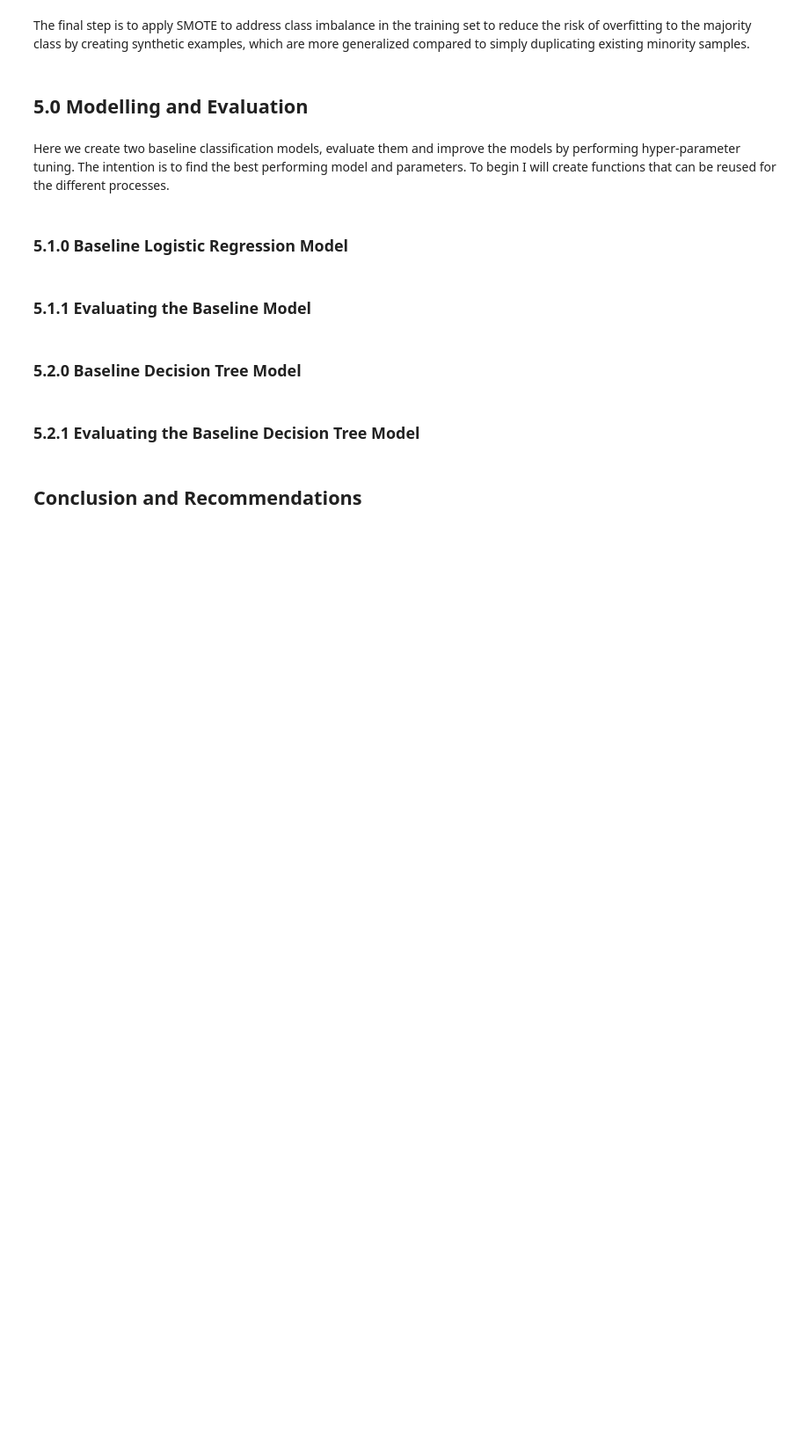
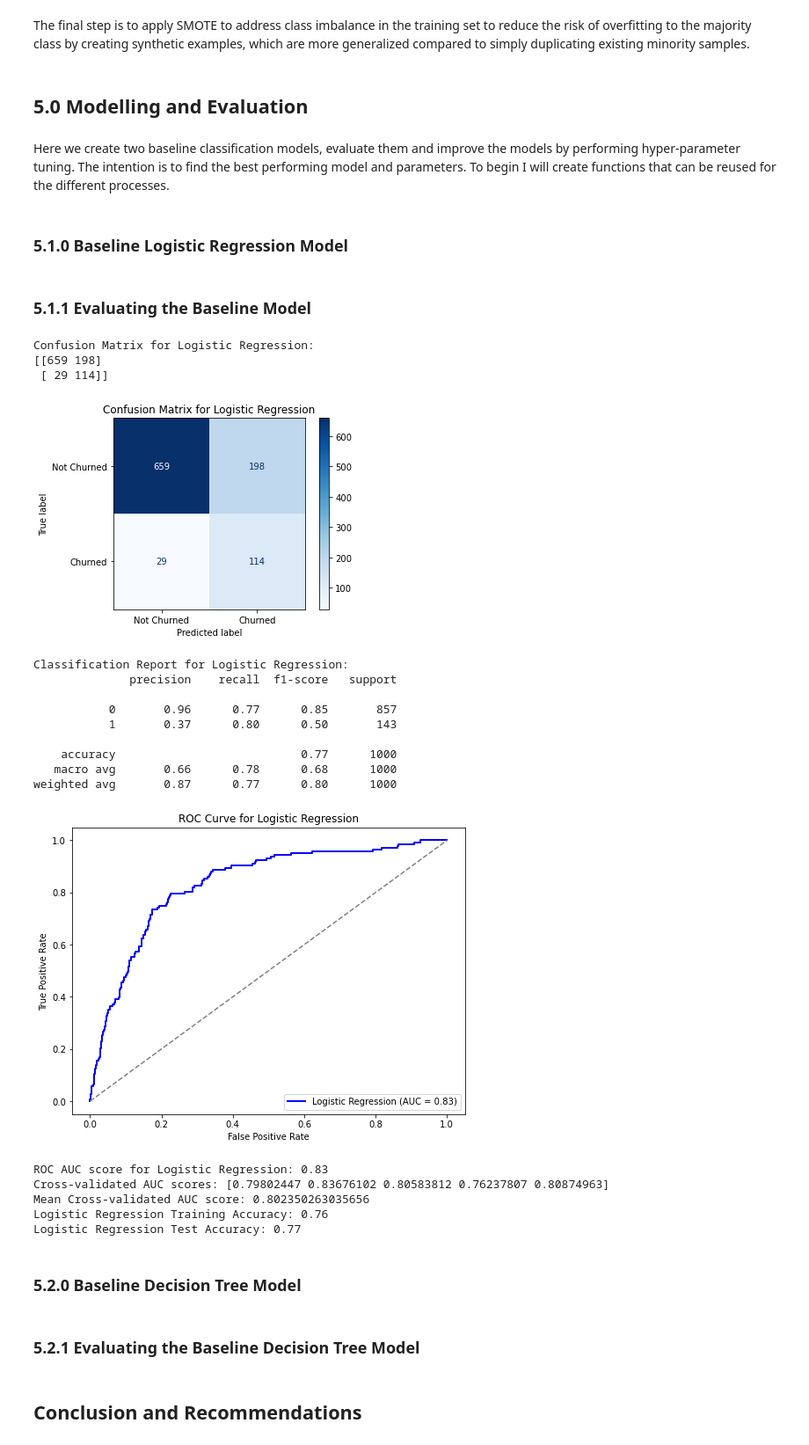
Before and after one commit to mayajbrio/SyriaTel-Customer-Churn-Prediction, a Jupyter notebook: dsc-phase3-project-notebook.ipynb, the cells around one changed output. Shown at 88% size. Cells and saved outputs as stored; diff of their text form; code cells hidden in the pictures; blank space fills up the shorter version.

```diff
--- a/dsc-phase3-project-notebook.ipynb
+++ b/dsc-phase3-project-notebook.ipynb
@@ -738,8 +738,45 @@ def print_accuracies(model, X_train, y_train, X_test, y_test, title):
     print(f"{title} Test Accuracy: {test_accuracy:.2f}")
 # %% [markdown]
 ### **5.1.0 Baseline Logistic Regression Model**
+# %%
+# Initialize the model
+log_reg = LogisticRegression(random_state=42)
+
+# Train the model
+log_reg.fit(X_train_resampled, y_train_resampled)
+
+# Predict on the test set
+y_pred_log_reg = log_reg.predict(X_test_processed)
+y_prob_log_reg = log_reg.predict_proba(X_test_processed)[:, 1]
 # %% [markdown]
 ### **5.1.1 Evaluating the Baseline Model**
+# %%
+# Evaluate Logistic Regression
+plot_confusion_matrix(y_test, y_pred_log_reg, labels=['Not Churned', 'Churned'], title='Logistic Regression')
+print_classification_report(y_test, y_pred_log_reg, title='Logistic Regression')
+plot_roc_curve(y_test, y_prob_log_reg, title='Logistic Regression')
+cross_validate_model(log_reg, X_train_processed, y_train)
+print_accuracies(log_reg, X_train_resampled, y_train_resampled, X_test_processed, y_test, title='Logistic Regression')
+# %% [output]
+Confusion Matrix for Logistic Regression:
+[[659 198]
+ [ 29 114]]
+[figure, added]
+Classification Report for Logistic Regression:
+              precision    recall  f1-score   support
+
+           0       0.96      0.77      0.85       857
+           1       0.37      0.80      0.50       143
+
+    accuracy                           0.77      1000
+   macro avg       0.66      0.78      0.68      1000
+weighted avg       0.87      0.77      0.80      1000
+[figure, added]
+ROC AUC score for Logistic Regression: 0.83
+Cross-validated AUC scores: [0.79802447 0.83676102 0.80583812 0.76237807 0.80874963]
+Mean Cross-validated AUC score: 0.802350263035656
+Logistic Regression Training Accuracy: 0.76
+Logistic Regression Test Accuracy: 0.77
 # %% [markdown]
 ### **5.2.0 Baseline Decision Tree Model**
 # %% [markdown]
```
